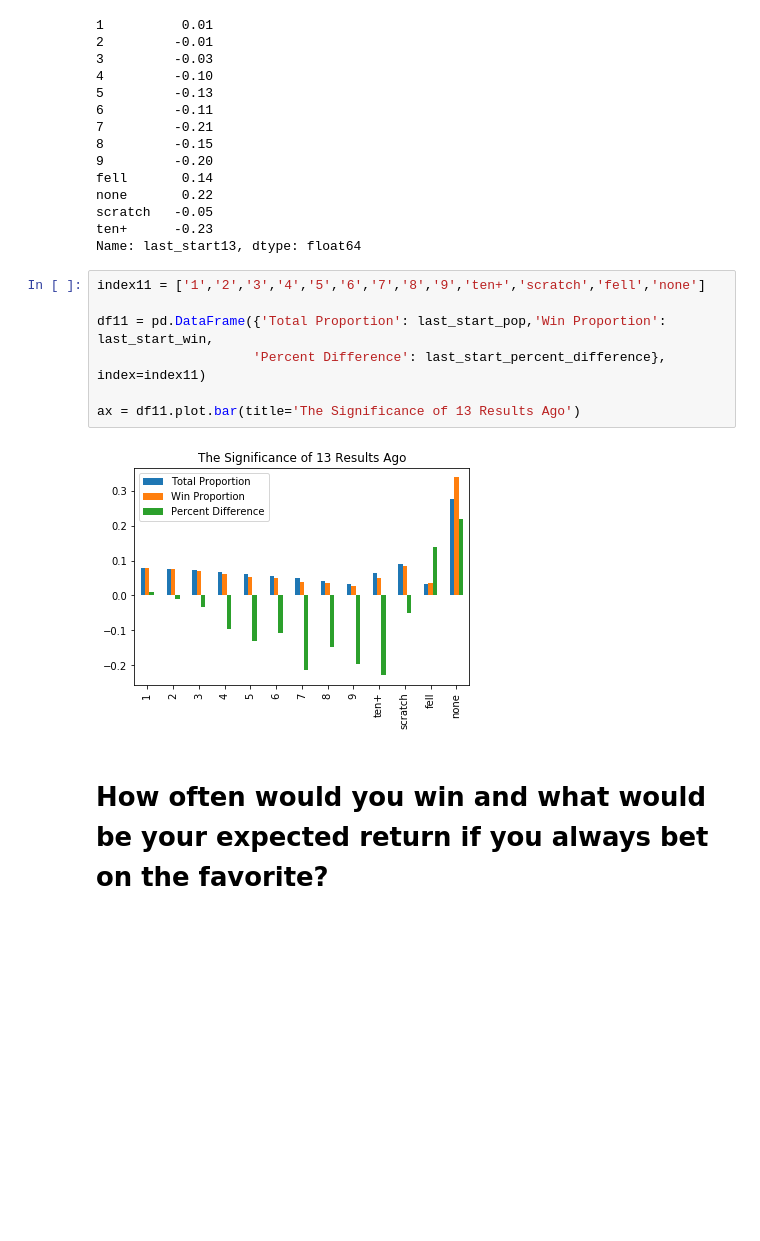
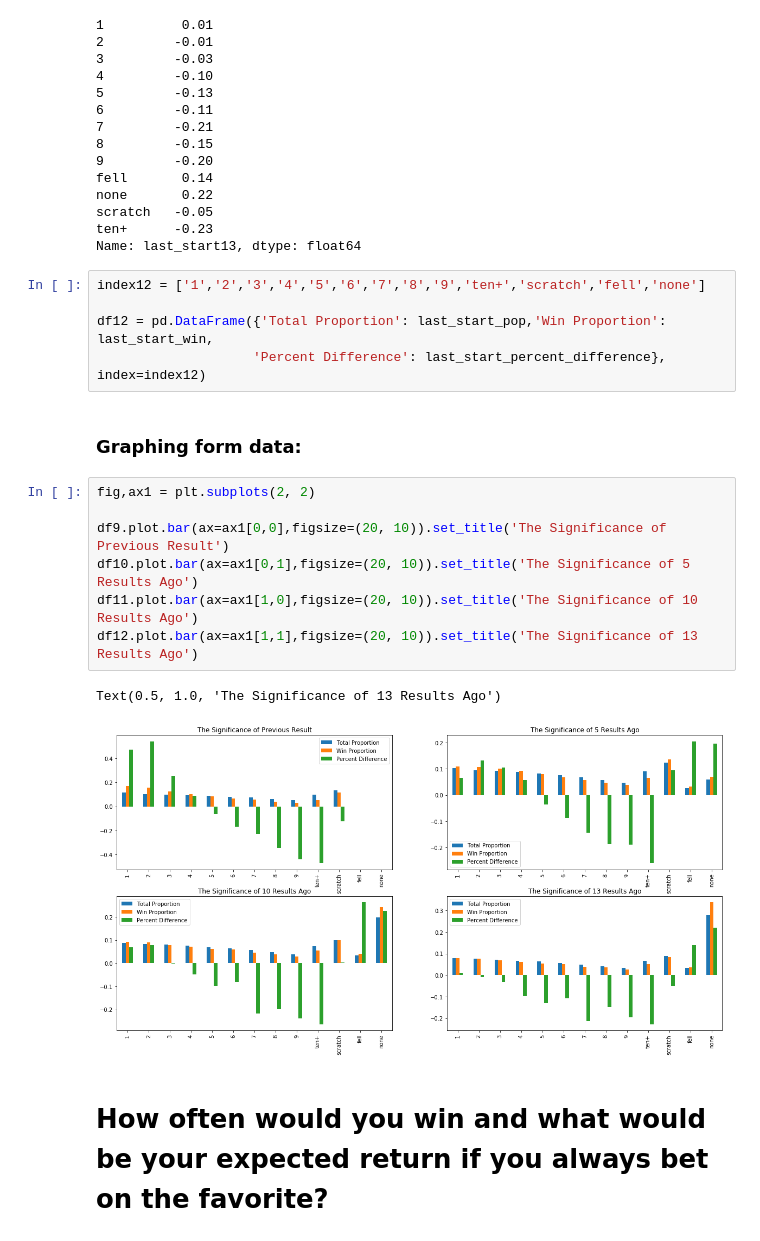
Before and after one commit to Ibnadm/Predict-DogRacing, a Jupyter notebook: Horse Racing Analysis.ipynb, the cells around one changed output. Cells and saved outputs as stored; diff of their text form; blank space fills up the shorter version.

```diff
--- a/Horse Racing Analysis.ipynb
+++ b/Horse Racing Analysis.ipynb
@@ -941,14 +931,22 @@ scratch   -0.05
 ten+      -0.23
 Name: last_start13, dtype: float64
 # %%
-index11 = ['1','2','3','4','5','6','7','8','9','ten+','scratch','fell','none']
+index12 = ['1','2','3','4','5','6','7','8','9','ten+','scratch','fell','none']
 
-df11 = pd.DataFrame({'Total Proportion': last_start_pop,'Win Proportion': last_start_win,
-                    'Percent Difference': last_start_percent_difference}, index=index11)
-
-ax = df11.plot.bar(title='The Significance of 13 Results Ago')
+df12 = pd.DataFrame({'Total Proportion': last_start_pop,'Win Proportion': last_start_win,
+                    'Percent Difference': last_start_percent_difference}, index=index12)
-# %% [output]
-[figure, removed]
+# %% [markdown]
+### Graphing form data:
+# %%
+fig,ax1 = plt.subplots(2, 2)
+
+df9.plot.bar(ax=ax1[0,0],figsize=(20, 10)).set_title('The Significance of Previous Result')
+df10.plot.bar(ax=ax1[0,1],figsize=(20, 10)).set_title('The Significance of 5 Results Ago')
+df11.plot.bar(ax=ax1[1,0],figsize=(20, 10)).set_title('The Significance of 10 Results Ago')
+df12.plot.bar(ax=ax1[1,1],figsize=(20, 10)).set_title('The Significance of 13 Results Ago')
+# %% [output]
+Text(0.5, 1.0, 'The Significance of 13 Results Ago')
+[figure, added]
 # %% [markdown]
 # How often would you win and what would be your expected return if you always bet on the favorite?
 # %%
```
Also changed, not shown: parts of 13 cells of this notebook.
